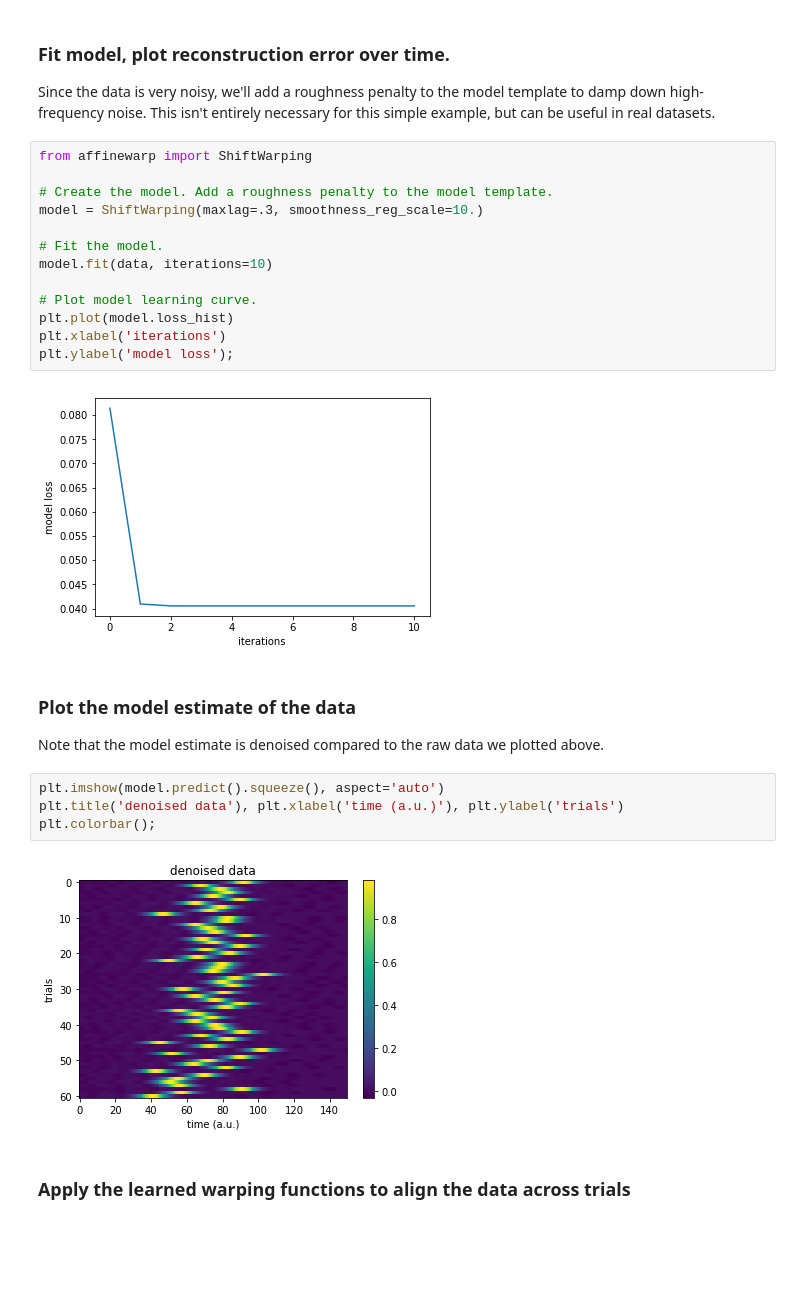
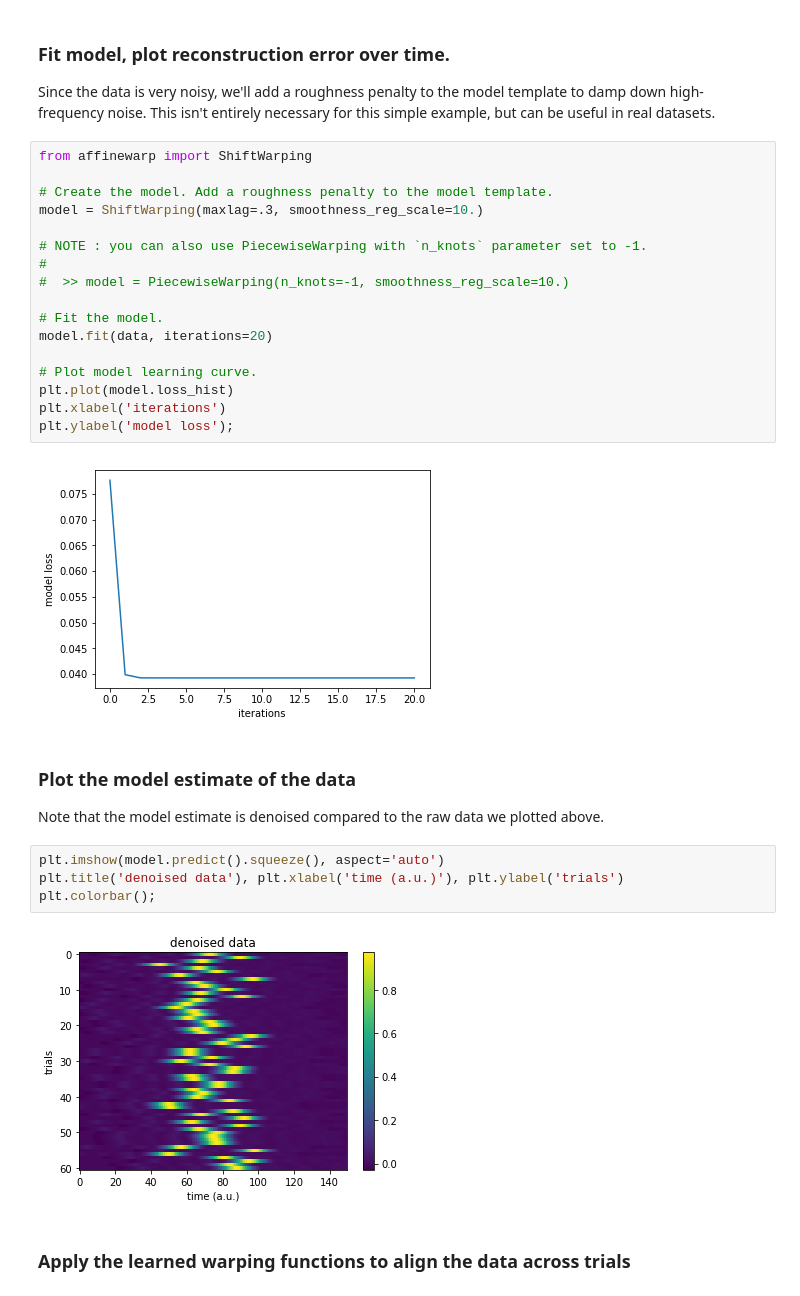
Before and after one commit to ahwillia/affinewarp, a Jupyter notebook: examples/Shift.ipynb, the cells around one changed output. Saved outputs shown, nothing was run; the diff lists cells and outputs as text; blank space fills up the shorter version.

```diff
--- a/examples/Shift.ipynb
+++ b/examples/Shift.ipynb
@@ -35,18 +35,22 @@ Since the data is very noisy, we'll add a roughness penalty to the model templat
 # %%
 from affinewarp import ShiftWarping
 
 # Create the model. Add a roughness penalty to the model template.
 model = ShiftWarping(maxlag=.3, smoothness_reg_scale=10.)
 
+# NOTE : you can also use PiecewiseWarping with `n_knots` parameter set to -1.
+#
+#  >> model = PiecewiseWarping(n_knots=-1, smoothness_reg_scale=10.)
+
 # Fit the model.
-model.fit(data, iterations=10)
+model.fit(data, iterations=20)
 
 # Plot model learning curve.
 plt.plot(model.loss_hist)
 plt.xlabel('iterations')
 plt.ylabel('model loss');
 # %% [output]
-[figure, old version]
+[figure, new version]
 # %% [markdown]
 ### Plot the model estimate of the data
 
@@ -56,7 +60,7 @@ plt.imshow(model.predict().squeeze(), aspect='auto')
 plt.title('denoised data'), plt.xlabel('time (a.u.)'), plt.ylabel('trials')
 plt.colorbar();
 # %% [output]
-[figure, old version]
+[figure, new version]
 # %% [markdown]
 ### Apply the learned warping functions to align the data across trials
 # %%
```
Also changed, not shown: parts of 5 cells of this notebook, 3 other files.
